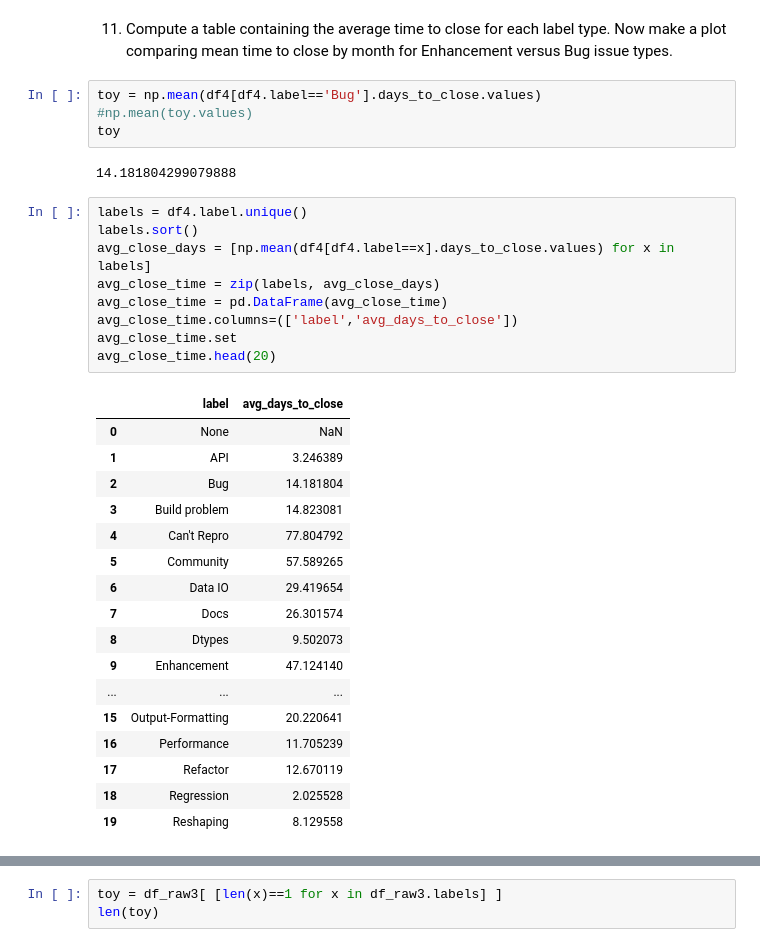
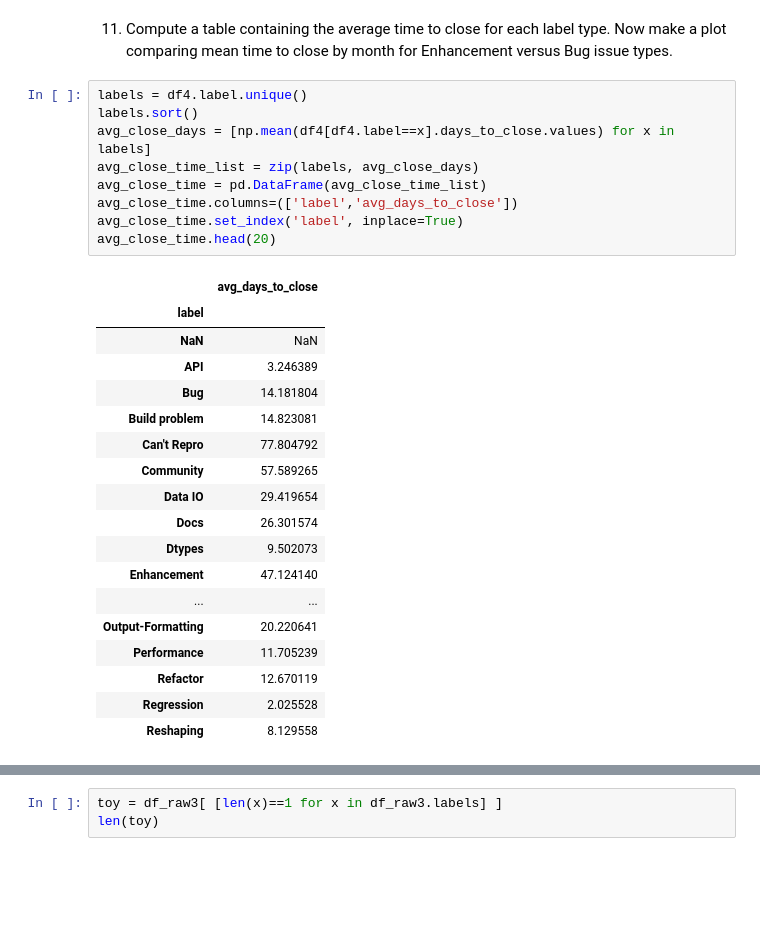
Before and after one commit to Phononic/Sean_Lubner_250HWs, a Jupyter notebook: hw7/hw7.ipynb, the cells around one changed output, grey strips where cells are left out. Drawn from its saved outputs; the diff is of its cells as text; blank space fills up the shorter version.

```diff
--- a/hw7/hw7.ipynb
+++ b/hw7/hw7.ipynb
@@ -260,36 +262,31 @@ df4[df4.id == 1749992]
 11) Compute a table containing the average time to close for each label
 type. Now make a plot comparing mean time to close by month for Enhancement
 versus Bug issue types.
-# %%
-toy = np.mean(df4[df4.label=='Bug'].days_to_close.values)
-#np.mean(toy.values)
-toy
-# %% [output]
-14.181804299079888
 # %%
 labels = df4.label.unique()
 labels.sort()
 avg_close_days = [np.mean(df4[df4.label==x].days_to_close.values) for x in labels]
-avg_close_time = zip(labels, avg_close_days)
-avg_close_time = pd.DataFrame(avg_close_time)
+avg_close_time_list = zip(labels, avg_close_days)
+avg_close_time = pd.DataFrame(avg_close_time_list)
 avg_close_time.columns=(['label','avg_days_to_close'])
-avg_close_time.set
+avg_close_time.set_index('label', inplace=True)
 avg_close_time.head(20)
 # %% [output]
-|  | label | avg_days_to_close |
-| 0 | None | NaN |
-| 1 | API | 3.246389 |
-| 2 | Bug | 14.181804 |
-| 3 | Build problem | 14.823081 |
-| 4 | Can't Repro | 77.804792 |
-| 5 | Community | 57.589265 |
-| 6 | Data IO | 29.419654 |
-| 7 | Docs | 26.301574 |
-| 8 | Dtypes | 9.502073 |
-| 9 | Enhancement | 47.124140 |
-| ... | ... | ... |
-| 15 | Output-Formatting | 20.220641 |
-| 16 | Performance | 11.705239 |
-| 17 | Refactor | 12.670119 |
-| 18 | Regression | 2.025528 |
-| 19 | Reshaping | 8.129558 |
+|  | avg_days_to_close |
+| label |  |
+| NaN | NaN |
+| API | 3.246389 |
+| Bug | 14.181804 |
+| Build problem | 14.823081 |
+| Can't Repro | 77.804792 |
+| Community | 57.589265 |
+| Data IO | 29.419654 |
+| Docs | 26.301574 |
+| Dtypes | 9.502073 |
+| Enhancement | 47.124140 |
+| ... | ... |
+| Output-Formatting | 20.220641 |
+| Performance | 11.705239 |
+| Refactor | 12.670119 |
+| Regression | 2.025528 |
+| Reshaping | 8.129558 |
```
Also changed, not shown: parts of 3 cells of this notebook.
